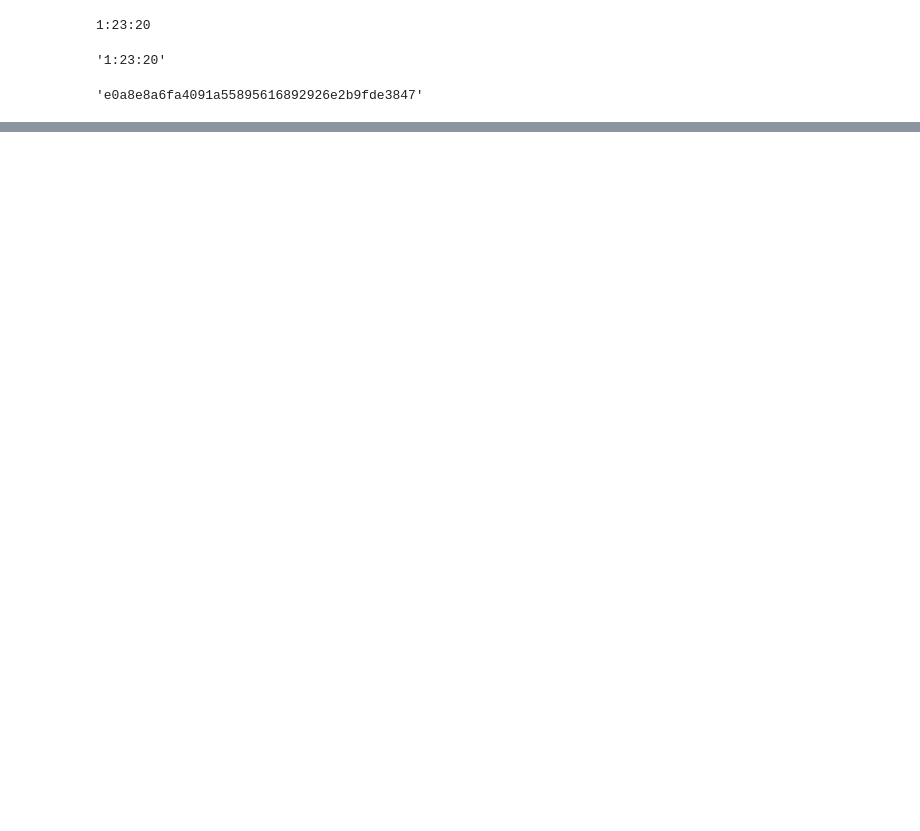
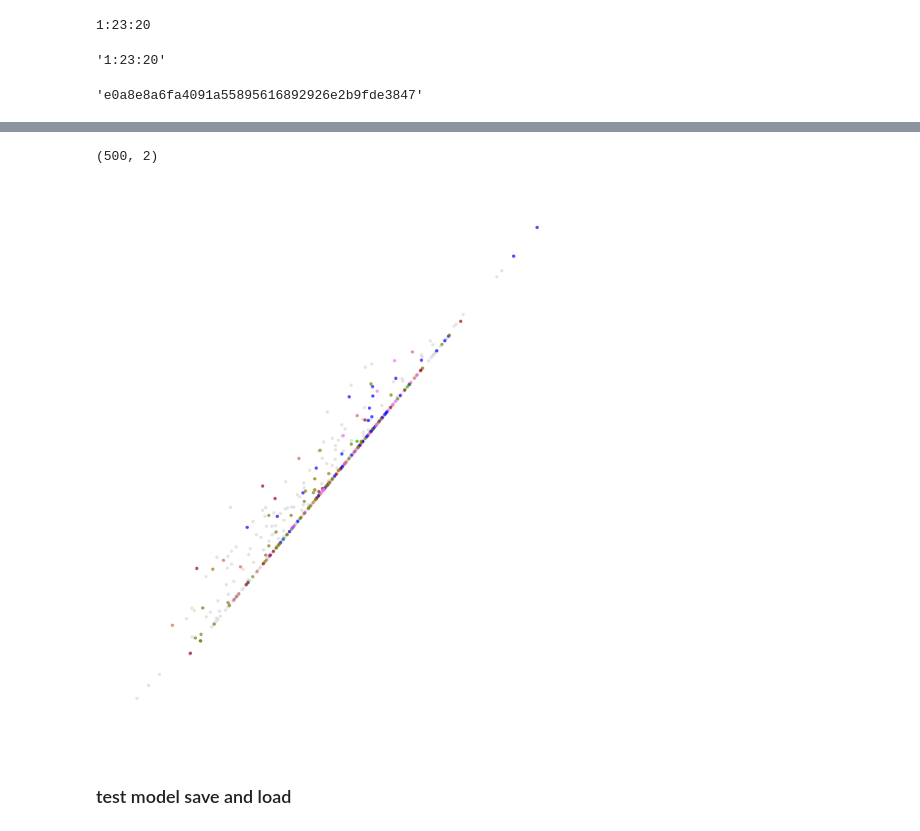
Before and after one commit to ritagonmar/text-visualizations, a Jupyter notebook: scripts/nb.ipynb, the cells around one changed output, grey strips where cells are left out. Saved outputs shown, nothing was run; the diff lists cells and outputs as text; code cells hidden in the pictures; blank space fills up the shorter version.

```diff
--- a/scripts/nb.ipynb
+++ b/scripts/nb.ipynb
@@ -383,0 +425,2 @@ get_git_commit_hash()
+# %%
+wrapped_model = ModelProjectorWrapper(model, tokenizer)
@@ -383,0 +511,5 @@ get_git_commit_hash()
+# %%
+%%time
+_, _, iclr_2d = wrapped_model.encode_dataset(
+    iclr.abstract.to_list()[:500], device=device
+)
@@ -383,0 +519,12 @@ get_git_commit_hash()
+# %%
+iclr_2d.shape
+# %% [output]
+(500, 2)
+# %%
+from text_visualizations.plotting import plot_tsne_colors
+
+plot_tsne_colors(iclr_2d, colors_iclr[:500])
+# %% [output]
+[figure, added]
+# %% [markdown]
+### test model save and load
```
Also changed, not shown: parts of 29 cells of this notebook, 8 other files.
